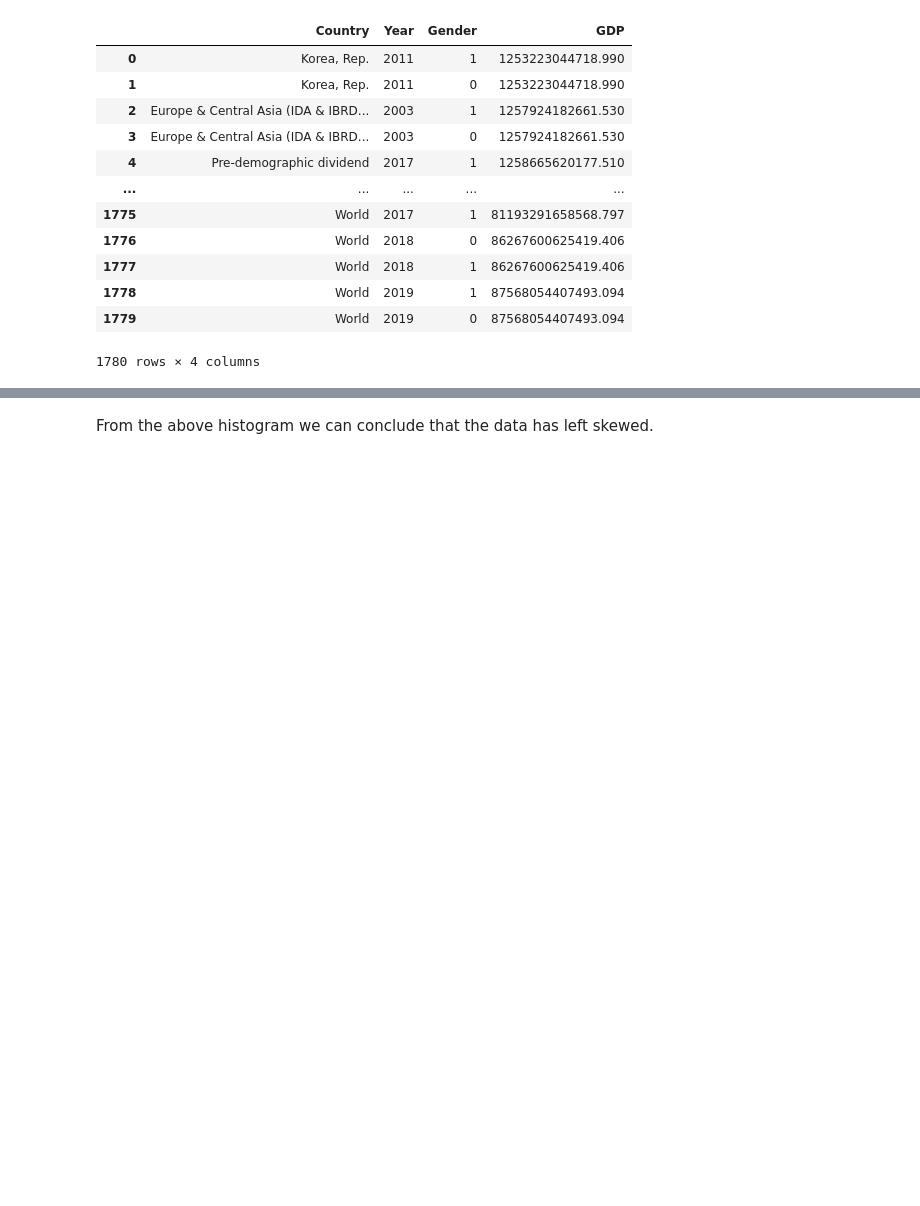
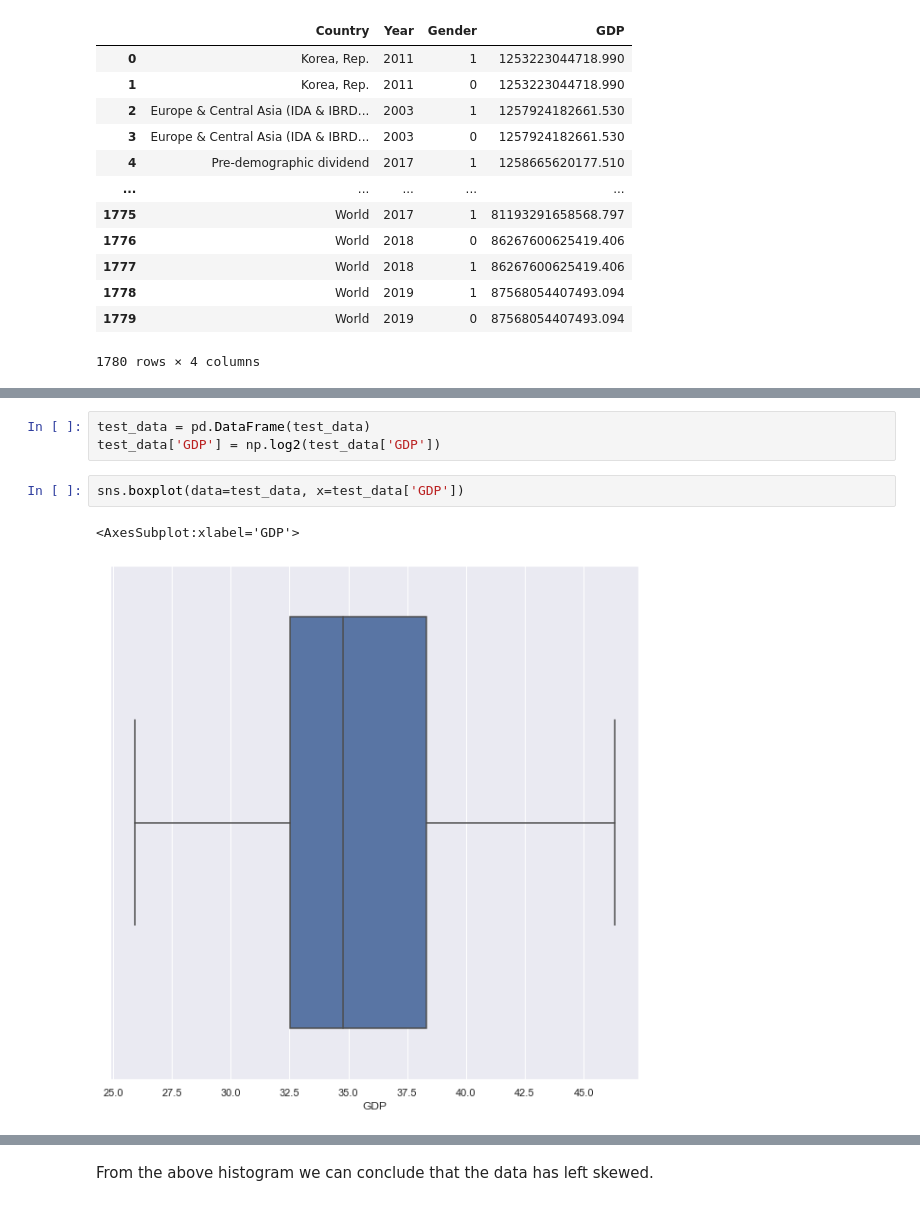
Before and after one commit to kiranshahi/Life-expectancy-prediction, a Jupyter notebook: Exploratory data analysis - Predictive Analysis.ipynb, the cells around one changed output, grey strips where cells are left out. Drawn from its saved outputs; the diff is of its cells as text; blank space fills up the shorter version.

```diff
--- a/Exploratory data analysis - Predictive Analysis.ipynb
+++ b/Exploratory data analysis - Predictive Analysis.ipynb
@@ -219,0 +233,8 @@ array(['Korea, Rep.', 'Europe & Central Asia (IDA & IBRD countries)',
+# %%
+test_data = pd.DataFrame(test_data)
+test_data['GDP'] = np.log2(test_data['GDP'])
+# %%
+sns.boxplot(data=test_data, x=test_data['GDP'])
+# %% [output]
+<AxesSubplot:xlabel='GDP'>
+[figure, added]
```
Also changed, not shown: parts of 14 cells of this notebook.
